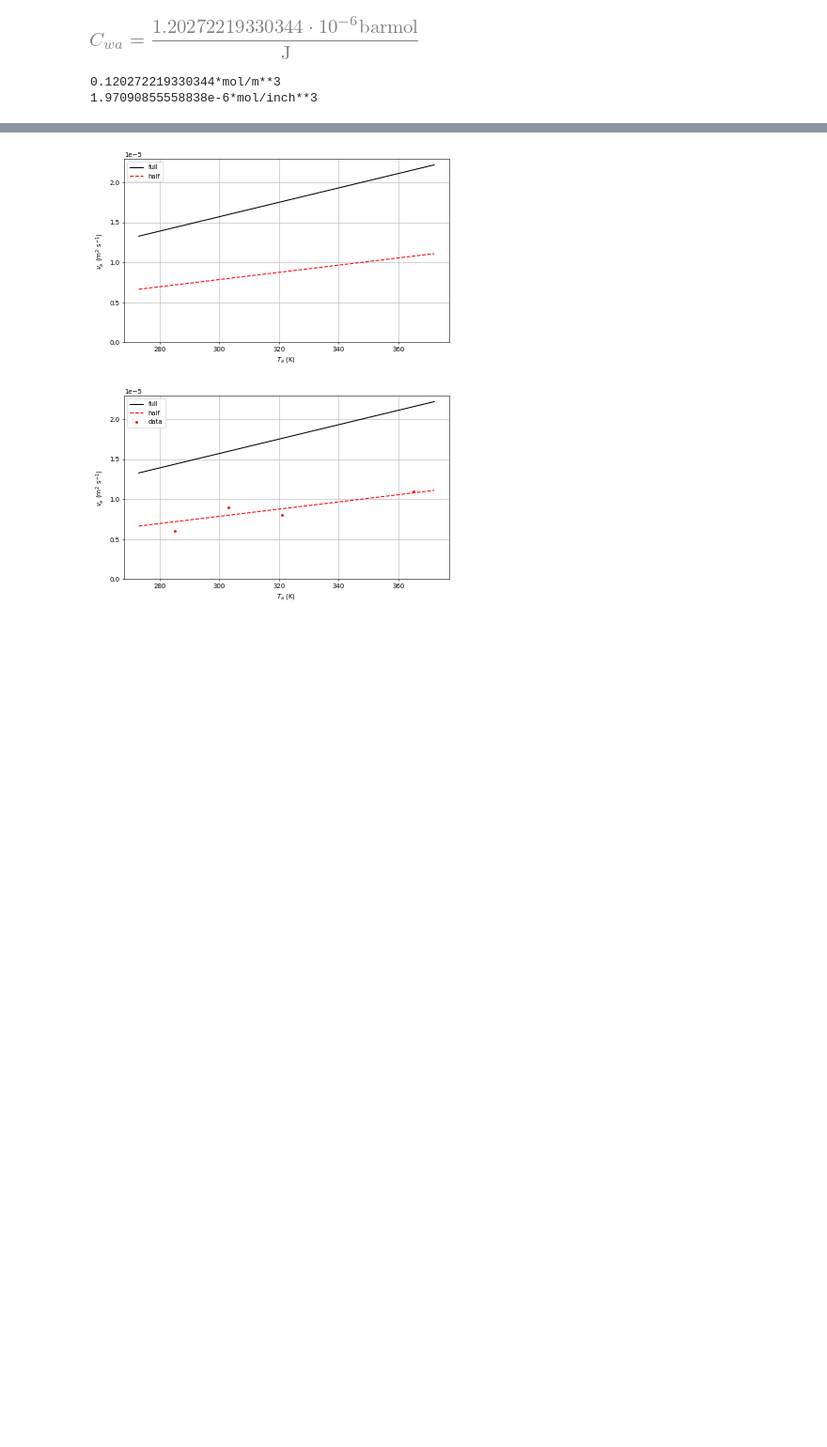
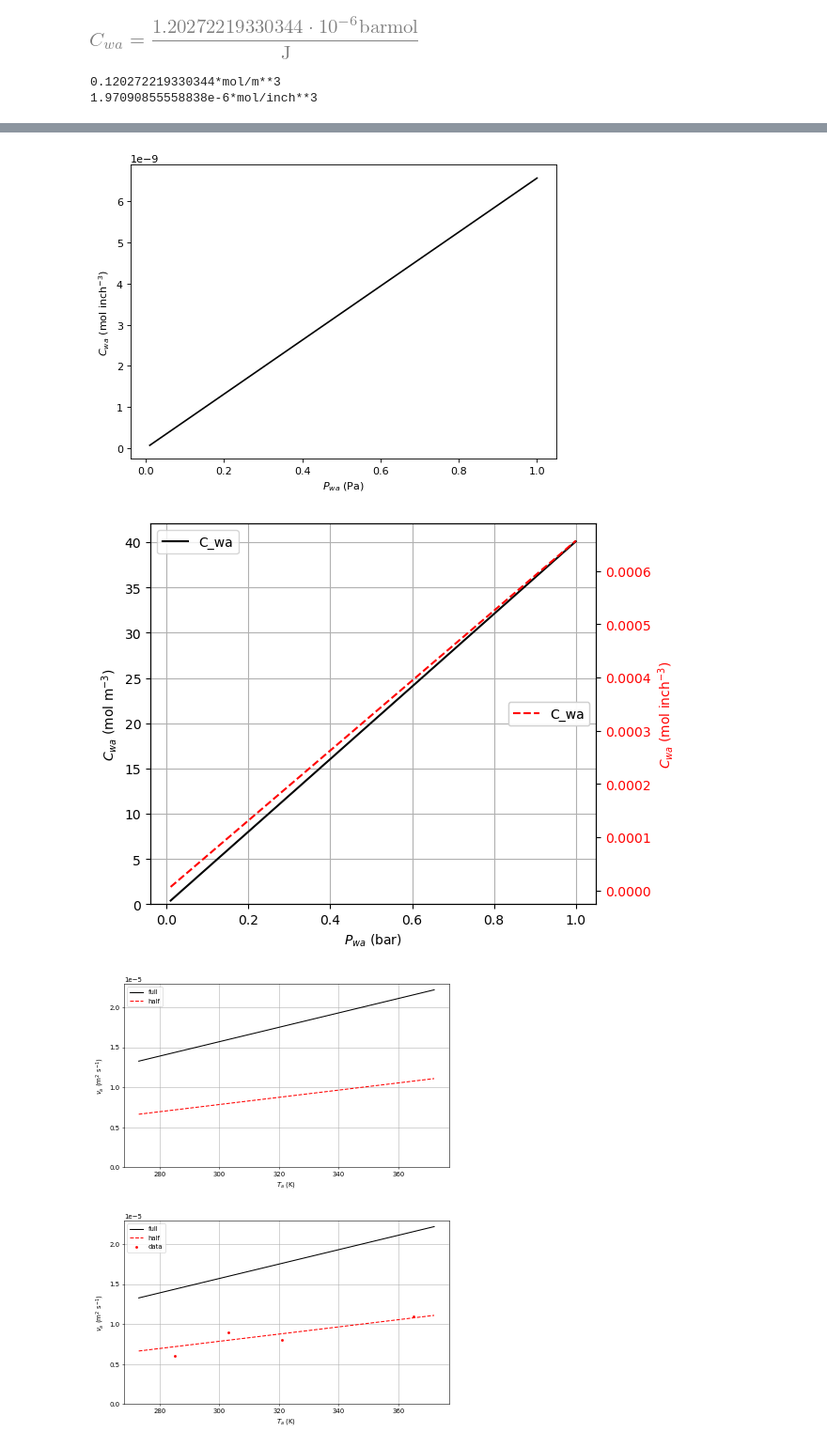
Before and after one commit to schymans/ESSM_jupyter_examples, a Jupyter notebook: api_documentation_master.ipynb, the cells around one changed output, grey strips where cells are left out. Shown at 94% size. Drawn from its saved outputs; the diff is of its cells as text; code cells hidden in the pictures; blank space fills up the shorter version.

Commit message:
Clean up api_documentation notebook and add ESSM_plotting as submodule

```diff
--- a/api_documentation_master.ipynb
+++ b/api_documentation_master.ipynb
@@ -231,9 +253,0 @@ plot_expr2 = getattr(mod, 'plot_expr2')
-# %%
-expr = 1*meter
-print(type(expr))
-for x in expr.args:
-    print(x)
-    print(type(x))
-    print(x, isinstance(x,Quantity))
-    print(x,isinstance(x,Symbol))
-expr.xreplace({x: 1 for x in expr.args if isinstance(x,Symbol)})
@@ -617,0 +254,38 @@ fig = plot_expr2((P_wa, 0.01, 1), yldata=expr, yrdata=expr,
+# %%
+>>> from sympy import Eq
+>>> from sympy.physics.units import bar, inch, kelvin, meter, mole
+>>> from essm.variables import Variable
+>>> from essm.variables.physics.thermodynamics import P_wa, T_a, nu_a
+>>> from essm.equations.physics.thermodynamics import eq_Cwa, eq_nua, eq_ka
+>>> vdict = Variable.__defaults__.copy()
+>>> expr = eq_nua.subs(vdict)
+>>> exprr = eq_ka.subs(vdict)
+>>> xvar = T_a
+>>> yldata = [(expr.rhs, 'full'), (expr.rhs/2, 'half')]
+>>> yrdata = exprr
+>>> # Simplest plot of 1 function
+>>> fig =  plot_expr2((T_a, 273, 373), expr)
+>>> # When plotting 2 functions, need to define label
+>>> fig = plot_expr2((T_a, 273, 373), yldata, yllabel = (nu_a))
+>>> # Plot of two functions on left and one on right axis
+>>> fig = plot_expr2((T_a, 273, 373), yldata, yllabel = (nu_a), yrdata=yrdata)
+>>> # Same as above, but plotting the inverse on the right
+>>> fig = plot_expr2((T_a, 273, 373), yldata, yllabel = (nu_a),
+...   yrdata=[Eq(1/exprr.lhs, 1/exprr.rhs)],
+...   loc_legend_right='lower right')
+>>> # Using custom units
+>>> vdict = Variable.__defaults__.copy()
+>>> # Add units to vdict
+>>> vdict = fun_dict_standardunits(vdict)
+>>> vdict[T_a] = 300*kelvin
+>>> expr = eq_Cwa.subs(vdict)
+>>> fig = plot_expr2((P_wa, 0.01, 1), expr)
+>>> fig = plot_expr2((P_wa, 0.01, 1), expr, ylunit= mole/inch**3)
+>>> fig = plot_expr2((P_wa, 0.01, 1), yldata=expr, yrdata=expr,
+...     xunit=bar, ylunit= mole/meter**3, yrunit=mole/inch**3,
+...     linestylesr=['--'])
+>>> # Modifying fig and ax attributes
+>>> fig.set_dpi(100)
+>>> ylim = fig.axes[0].set_ylim(ymin=0)
+>>> fig.axes[0].grid()
+# %% [output]
@@ -618,3 +297,5 @@ fig = plot_expr2((P_wa, 0.01, 1), yldata=expr, yrdata=expr,
+[figure, added]
+[figure, added]
 # %%
 # Manipulate figure
 fig = plot_expr2((T_a, 273, 373), yldata, yllabel = (nu_a))
```
Also changed, not shown: parts of 27 cells of this notebook, 3 other files.
